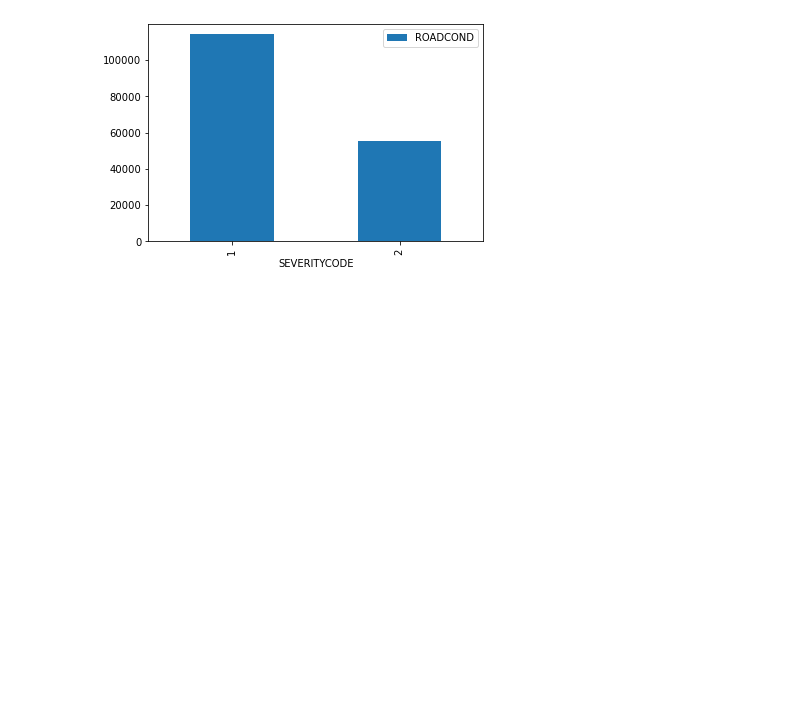
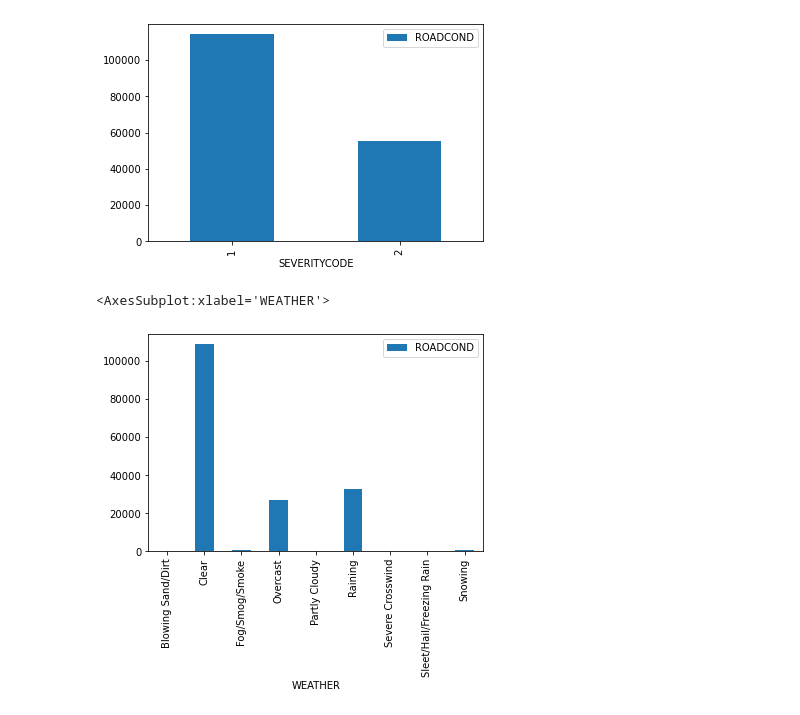
Before and after one commit to rsemin/accident_prediction_capstone, a Jupyter notebook: notebook.ipynb, the cells around one changed output. Cells and saved outputs as stored; diff of their text form; code cells hidden in the pictures; blank space fills up the shorter version.

```diff
--- a/notebook.ipynb
+++ b/notebook.ipynb
@@ -214,3 +235,10 @@ df_severity.loc[:,['ROADCOND']].plot(kind='bar')
 # %% [output]
 <AxesSubplot:xlabel='SEVERITYCODE'>
 [figure]
+# %%
+# Bar graph: Weather count
+df_weather = df_complete_target.groupby('WEATHER', axis=0).count()
+df_weather.loc[:,['ROADCOND']].plot(kind='bar')
+# %% [output]
+<AxesSubplot:xlabel='WEATHER'>
+[figure, added]
```
Also changed, not shown: parts of 45 cells of this notebook.
